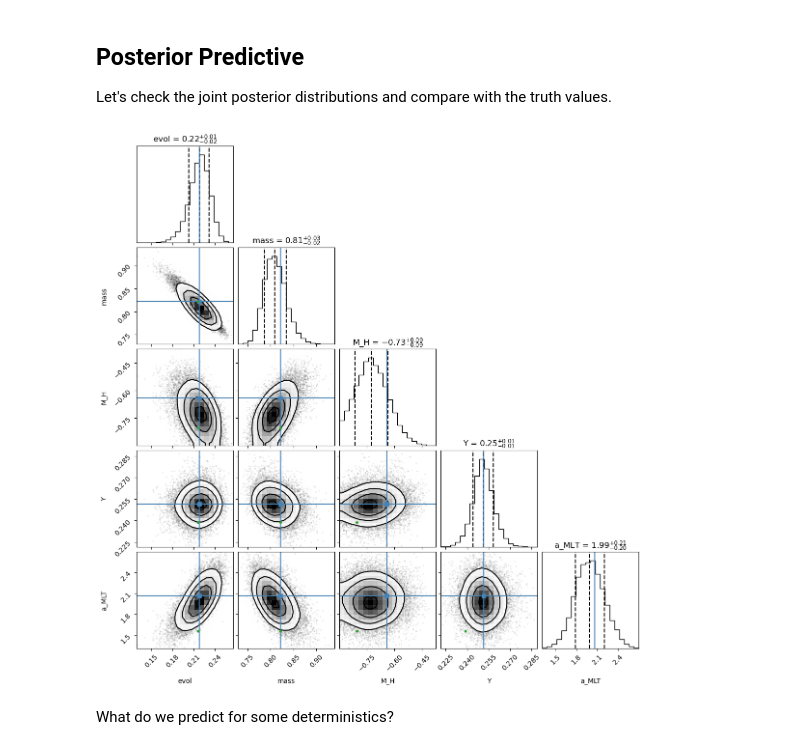
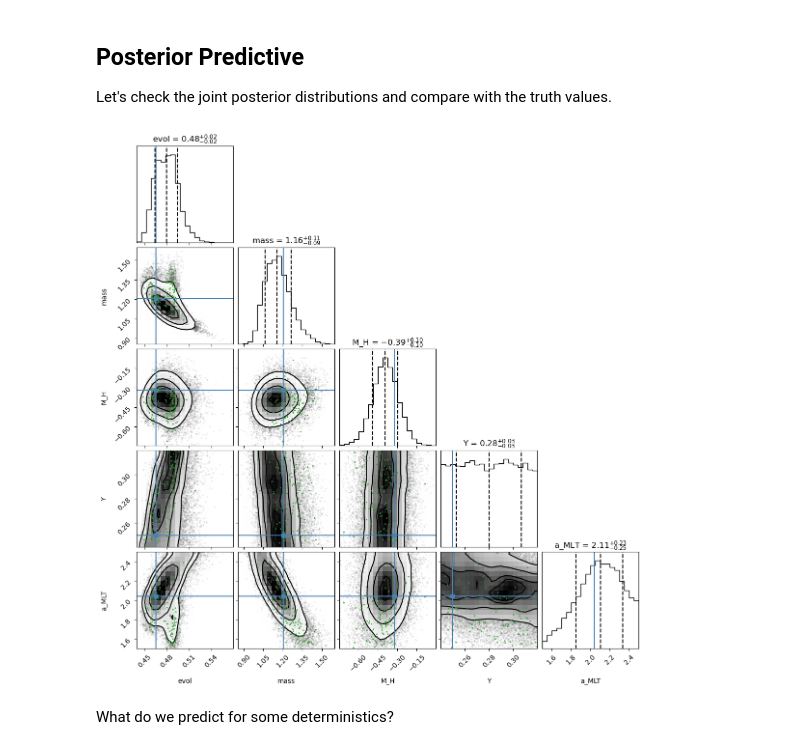
Before and after one commit to alexlyttle/scalable-stellar-inference, a Jupyter notebook: notebook/single-star-spec.ipynb, the cells around one changed output. Cells and saved outputs as stored; diff of their text form; code cells hidden in the pictures.

Commit message:
Rerun with star 70

```diff
--- a/notebook/single-star-spec.ipynb
+++ b/notebook/single-star-spec.ipynb
@@ -84,7 +84,7 @@ pprint(obs)
 
 Now, let's create our star model. We need to provide some model constants. These are typically shape parameters for prior distributions. You can see the full `dict` of constants in the `model.const` attribute.
 # %%
-rng = random.PRNGKey(0)
+rng = random.PRNGKey(star)
 observables = ["log_Teff", "log_L", "log_Dnu"]
 
 # Create dictionary of model constants
@@ -93,7 +93,7 @@ const = {
 }
 
 # Create model
-model = SingleStarModel(observables, const=const)
+model = SingleStarModel(observables, const=const, prior="flat")
 
 pprint(model.const)  # check all constants
 # %% [output]
@@ -205,7 +205,7 @@ ax.invert_yaxis()
 ## Observation
 # %%
 y = np.stack([obs[key] for key in observables], axis=-1)
-diag = np.stack([obs[f"sigma_{key}"] for key in observables], axis=-1)**2
+diag = (np.stack([obs[f"sigma_{key}"] for key in observables], axis=-1))**2
 print(y)
 print(diag)
 # %% [output]
@@ -218,7 +218,7 @@ Let's use the No U-Turn Sampler (NUTS) as our Markov Chain Monte Carlo (MCMC) sa
 # %%
 num_warmup, num_samples = 2000, 2000
 
-sampler = NUTS(model, target_accept_prob=0.8, find_heuristic_step_size=True)
+sampler = NUTS(model, target_accept_prob=0.8, find_heuristic_step_size=True, init_strategy=numpyro.infer.init_to_median)
 mcmc = MCMC(sampler, num_warmup=num_warmup, num_samples=num_samples, num_chains=num_chains)
 # %% [markdown]
 Let's run the MCMC and print a summary of results.
@@ -247,10 +245,10 @@ posterior = mcmc.get_samples(group_by_chain=True)
 
 rng, key = random.split(rng)
 posterior_predictive = Predictive(model, posterior_samples=posterior, parallel=True, return_sites=["y"], batch_ndims=2)
-y = posterior_predictive(key)["y"]
+y_ = posterior_predictive(key)["y"]
 
 for i, key in enumerate(model.outputs):
-    posterior[key] = y[..., i]
+    posterior[key] = y_[..., i]
 # %%
 sample_stats = mcmc.get_extra_fields(group_by_chain=True)
 # %%
@@ -303,10 +301,10 @@ plt.tight_layout()
 Let's check the joint posterior distributions and compare with the truth values.
 # %%
 var_names = ["evol", "mass", "M_H", "Y", "a_MLT"]
-divergences_kwargs = dict(c="C2")
+divergences_kwargs = dict(c="C2", markersize=2)
 fig = corner(data, group="posterior", var_names=var_names, truths=truths, show_titles=True, divergences=True, divergences_kwargs=divergences_kwargs, quantiles=[.16, .5, .84], smooth=1.)
 # %% [output]
-[figure, old version]
+[figure, new version]
 # %% [markdown]
 What do we predict for some deterministics?
 # %%
```
Also changed, not shown: parts of 13 cells of this notebook.
